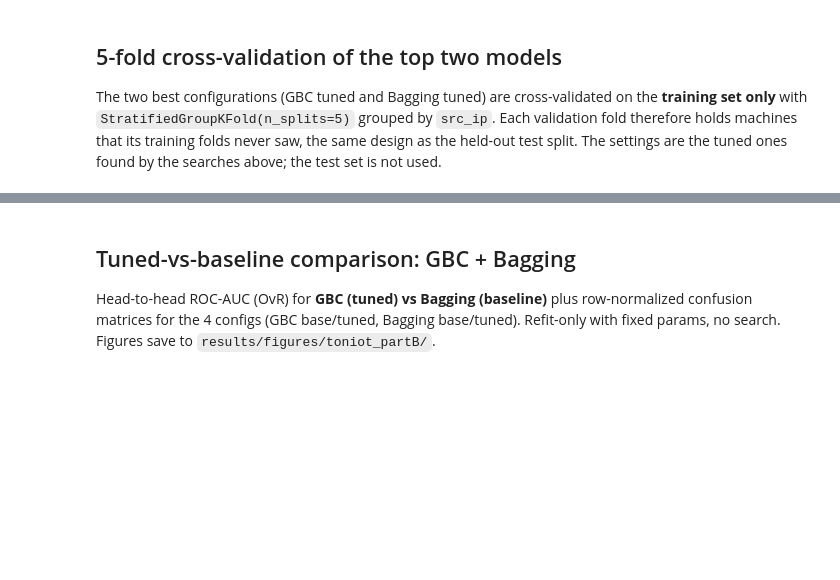
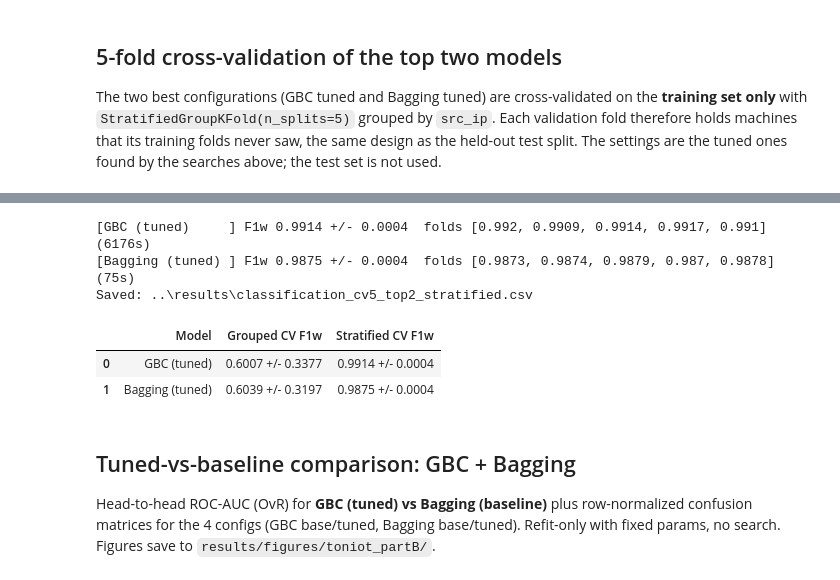
Before and after one commit to pranayr710/CloudShield, a Jupyter notebook: notebooks/03_classification_1.ipynb, the cells around one changed output, grey strips where cells are left out. Drawn from its saved outputs; the diff is of its cells as text; code cells hidden in the pictures; blank space fills up the shorter version.

```diff
--- a/notebooks/03_classification_1.ipynb
+++ b/notebooks/03_classification_1.ipynb
@@ -883,3 +935,36 @@ Saved: ../results\classification_cv5_top2.csv
+# %%
+# --- Ordinary stratified 5-fold CV of the top two models (training set only), for comparison ---
+from sklearn.model_selection import StratifiedKFold, cross_validate
+
+cv5_strat = StratifiedKFold(n_splits=5, shuffle=True, random_state=42)
+strat_rows = []
+for name, est in top2.items():
+    t0 = time.time()
+    res = cross_validate(est, X_cv, y_cv, cv=cv5_strat, scoring=['f1_weighted', 'f1_macro', 'accuracy'], n_jobs=5)
+    strat_rows.append({
+        'Model': name,
+        'CV F1w mean': res['test_f1_weighted'].mean(), 'CV F1w std': res['test_f1_weighted'].std(),
+        'CV F1m mean': res['test_f1_macro'].mean(), 'CV Acc mean': res['test_accuracy'].mean(),
+        'F1w per fold': np.round(res['test_f1_weighted'], 4).tolist(),
+    })
+    print(f"[{name:16s}] F1w {res['test_f1_weighted'].mean():.4f} +/- {res['test_f1_weighted'].std():.4f}  "
+          f"folds {np.round(res['test_f1_weighted'], 4).tolist()}  ({time.time() - t0:.0f}s)")
+
+strat_table = pd.DataFrame(strat_rows)
+strat_table.to_csv(os.path.join(RESULTS_DIR, 'classification_cv5_top2_stratified.csv'), index=False)
+print('Saved:', os.path.join(RESULTS_DIR, 'classification_cv5_top2_stratified.csv'))
+pd.DataFrame({
+    'Model': cv_table['Model'],
+    'Grouped CV F1w': [f"{m:.4f} +/- {s:.4f}" for m, s in zip(cv_table['CV F1w mean'], cv_table['CV F1w std'])],
+    'Stratified CV F1w': [f"{m:.4f} +/- {s:.4f}" for m, s in zip(strat_table['CV F1w mean'], strat_table['CV F1w std'])],
+})
+# %% [output]
+[GBC (tuned)     ] F1w 0.9914 +/- 0.0004  folds [0.992, 0.9909, 0.9914, 0.9917, 0.991]  (6176s)
+[Bagging (tuned) ] F1w 0.9875 +/- 0.0004  folds [0.9873, 0.9874, 0.9879, 0.987, 0.9878]  (75s)
+Saved: ..\results\classification_cv5_top2_stratified.csv
+|  | Model | Grouped CV F1w | Stratified CV F1w |
+| 0 | GBC (tuned) | 0.6007 +/- 0.3377 | 0.9914 +/- 0.0004 |
+| 1 | Bagging (tuned) | 0.6039 +/- 0.3197 | 0.9875 +/- 0.0004 |
 # %% [markdown]
 ## Tuned-vs-baseline comparison: GBC + Bagging
 Head-to-head ROC-AUC (OvR) for **GBC (tuned) vs Bagging (baseline)** plus row-normalized confusion matrices for the 4 configs (GBC base/tuned, Bagging base/tuned). Refit-only with fixed params, no search. Figures save to `results/figures/toniot_partB/`.
```
Also changed, not shown: parts of 29 cells of this notebook, 2 other files.
